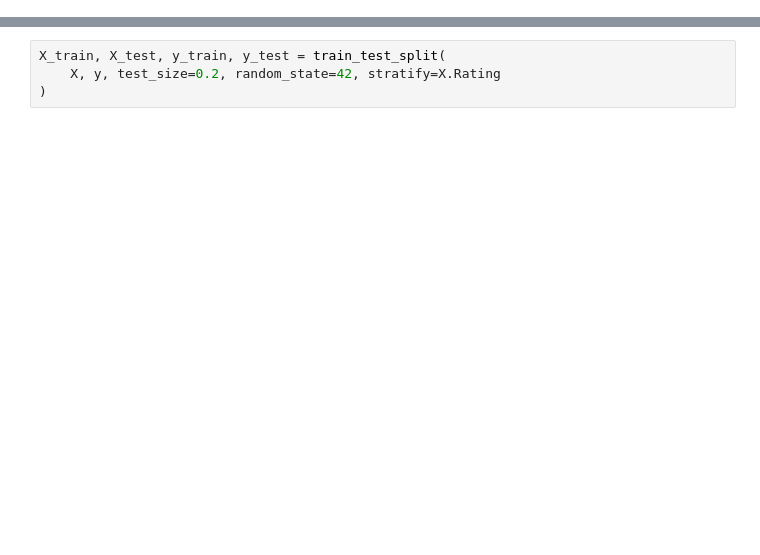
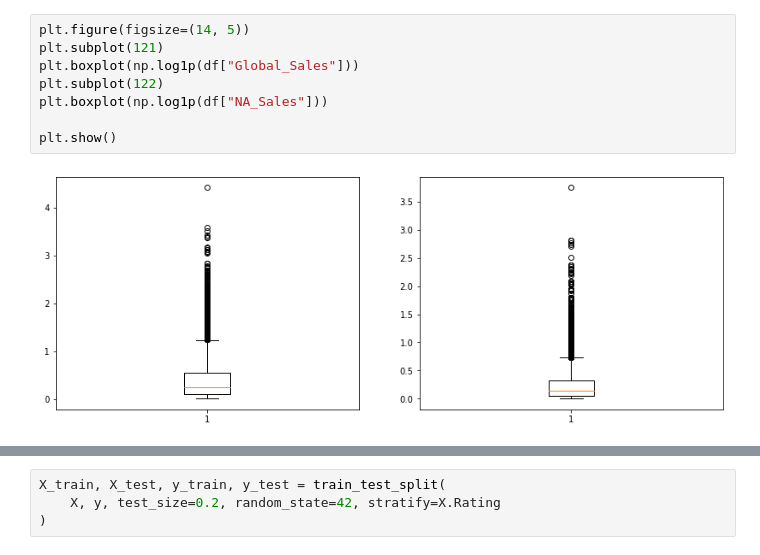
Before and after one commit to Ninjaneer1/VideoGameSalesPredictor, a Jupyter notebook: Video_Game_Sales_Predictor.ipynb, the cells around one changed output, grey strips where cells are left out. Drawn from its saved outputs; the diff is of its cells as text; blank space fills up the shorter version.

```diff
--- a/Video_Game_Sales_Predictor.ipynb
+++ b/Video_Game_Sales_Predictor.ipynb
@@ -215,0 +218,10 @@ df_global.sort_values(by="Global_Sales", ascending=False).head(20)
+# %%
+plt.figure(figsize=(14, 5))
+plt.subplot(121)
+plt.boxplot(np.log1p(df["Global_Sales"]))
+plt.subplot(122)
+plt.boxplot(np.log1p(df["NA_Sales"]))
+
+plt.show()
+# %% [output]
+[figure, added]
```
Also changed, not shown: parts of 62 cells of this notebook, 1 other file.
